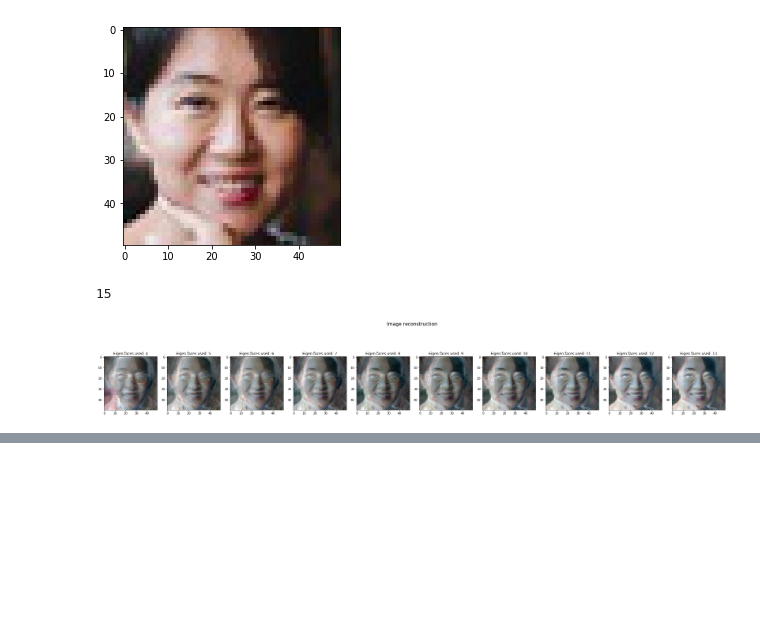
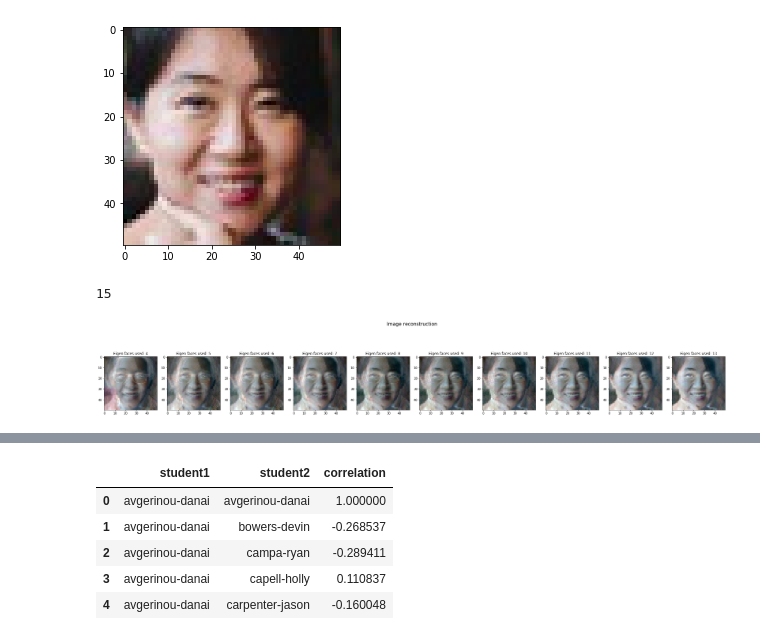
Before and after one commit to shik3519/machine-learning, a Jupyter notebook: eigen-faces/eigen-faces.ipynb, the cells around one changed output, grey strips where cells are left out. Cells and saved outputs as stored; diff of their text form; code cells hidden in the pictures; blank space fills up the shorter version.

```diff
--- a/eigen-faces/eigen-faces.ipynb
+++ b/eigen-faces/eigen-faces.ipynb
@@ -685,0 +780,9 @@ plt.tight_layout()
+# %%
+links.head()
+# %% [output]
+|  | student1 | student2 | correlation |
+| 0 | avgerinou-danai | avgerinou-danai | 1.000000 |
+| 1 | avgerinou-danai | bowers-devin | -0.268537 |
+| 2 | avgerinou-danai | campa-ryan | -0.289411 |
+| 3 | avgerinou-danai | capell-holly | 0.110837 |
+| 4 | avgerinou-danai | carpenter-jason | -0.160048 |
```
Also changed, not shown: parts of 25 cells of this notebook.
